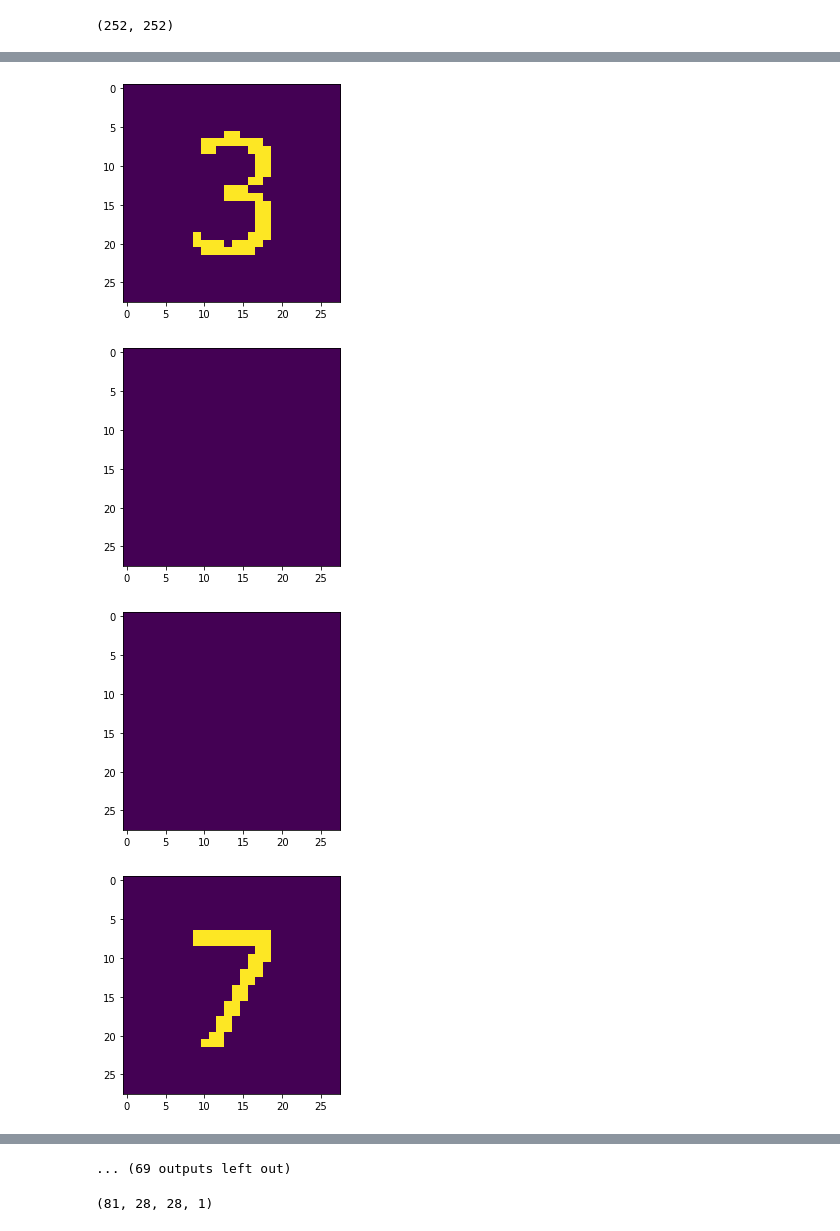
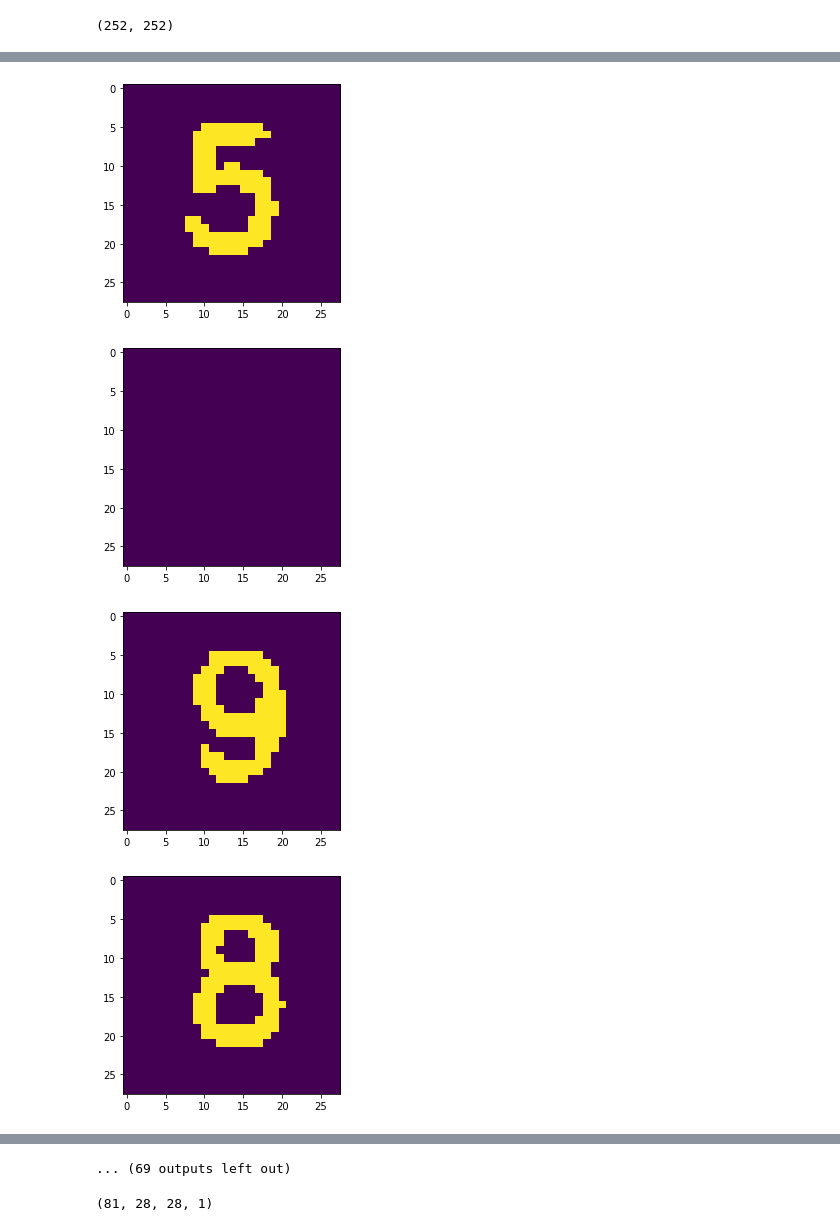
Before and after one commit to kaydee0502/SudokuSazy, a Jupyter notebook: model/sudoku_neat.ipynb, the cells around one changed output, grey strips where cells are left out. Saved outputs shown, nothing was run; the diff lists cells and outputs as text; code cells hidden in the pictures.

```diff
--- a/model/sudoku_neat.ipynb
+++ b/model/sudoku_neat.ipynb
@@ -12,0 +12,4 @@ sud = cv2.resize(sud,(252,252))
+# %%
+alnr = ChangePerspective()
+# %%
+sud = alnr.readim("S5.jpeg")
@@ -29,7 +53,7 @@ for r in range(0,252,28):
     for c in range(0,252,28):
         im = sud[r:r+28][:,c:c+28]
         pad = np.zeros(im.shape)
-        pad[2:-2][:,2:-2] = sud[r+2:r+26][:,c+2:c+26]
+        pad[3:-3][:,3:-3] = sud[r+3:r+25][:,c+3:c+25]
         cells.append(pad)
         plt.imshow(pad)
         #print(sud[r:r+28][:,c:c+28])
@@ -39,6 +63,6 @@ for r in range(0,252,28):
-[figure, old version]
+[figure, new version]
 [figure]
-[figure, old version]
+[figure, new version]
-[figure, old version]
+[figure, new version]
 [figure]
 [figure]
```
Also changed, not shown: parts of 10 cells of this notebook, 2 other files.
